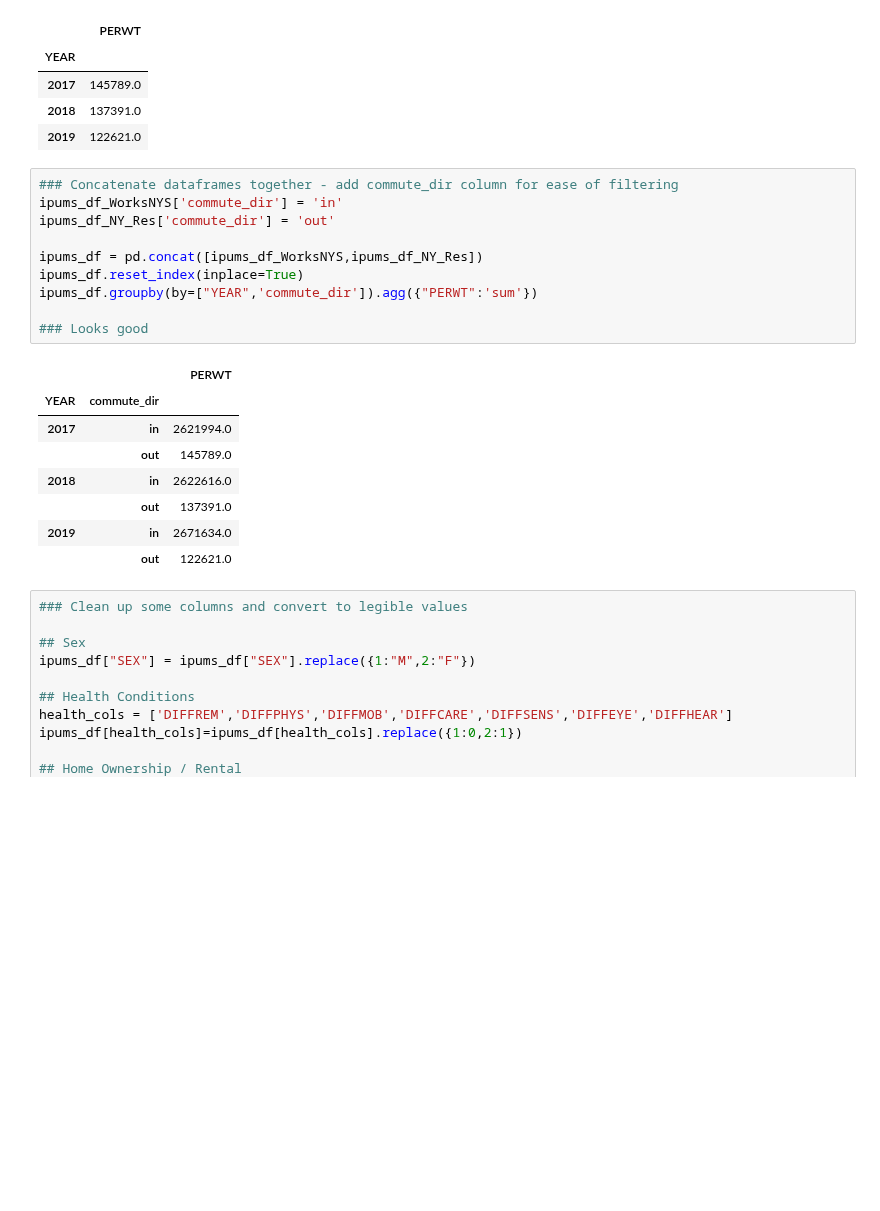
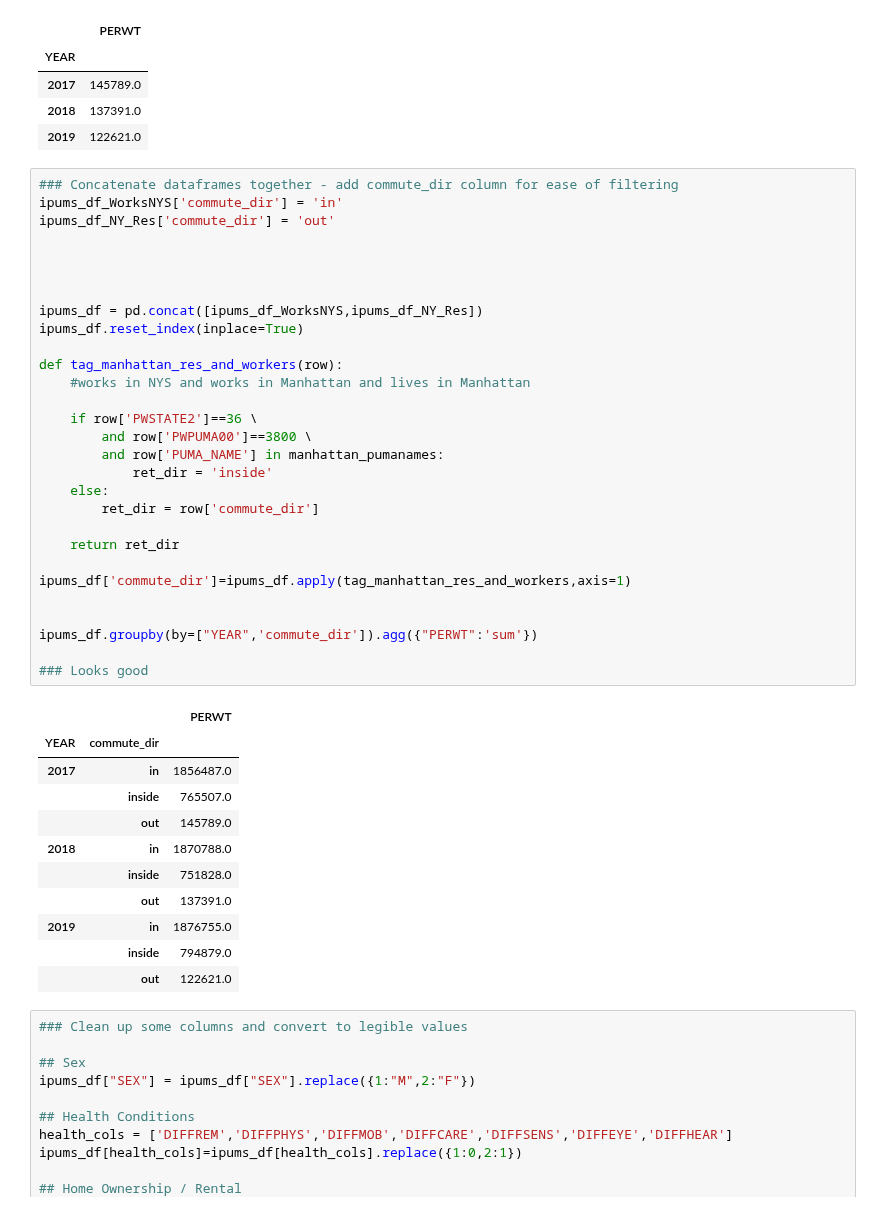
Before and after one commit to BNewborn/mobility-electrification, a Jupyter notebook: 03_CommuterModel/ipums_data/01_IPUMS_DataCleaning_Disaggregated.ipynb, the cells around one changed output. Saved outputs shown, nothing was run; the diff lists cells and outputs as text; blank space fills up the shorter version.

Commit message:
breaking out transmode more, adding commute direction 'inside' as possibility

```diff
--- a/03_CommuterModel/ipums_data/01_IPUMS_DataCleaning_Disaggregated.ipynb
+++ b/03_CommuterModel/ipums_data/01_IPUMS_DataCleaning_Disaggregated.ipynb
@@ -95,21 +95,43 @@ ipums_df_NY_Res.groupby(by=["YEAR"]).agg({"PERWT":'sum'})
 # %%
 ### Concatenate dataframes together - add commute_dir column for ease of filtering
 ipums_df_WorksNYS['commute_dir'] = 'in'
 ipums_df_NY_Res['commute_dir'] = 'out'
 
+
+
+
 ipums_df = pd.concat([ipums_df_WorksNYS,ipums_df_NY_Res])
 ipums_df.reset_index(inplace=True)
+
+def tag_manhattan_res_and_workers(row):
+    #works in NYS and works in Manhattan and lives in Manhattan
+
+    if row['PWSTATE2']==36 \
+        and row['PWPUMA00']==3800 \
+        and row['PUMA_NAME'] in manhattan_pumanames:
+            ret_dir = 'inside'
+    else:
+        ret_dir = row['commute_dir']
+
+    return ret_dir
+
+ipums_df['commute_dir']=ipums_df.apply(tag_manhattan_res_and_workers,axis=1)
+
+
 ipums_df.groupby(by=["YEAR",'commute_dir']).agg({"PERWT":'sum'})
 
 ### Looks good
 # %% [output]
 |  |  | PERWT |
 | YEAR | commute_dir |  |
-| 2017 | in | 2621994.0 |
+| 2017 | in | 1856487.0 |
+|  | inside | 765507.0 |
 |  | out | 145789.0 |
-| 2018 | in | 2622616.0 |
+| 2018 | in | 1870788.0 |
+|  | inside | 751828.0 |
 |  | out | 137391.0 |
-| 2019 | in | 2671634.0 |
+| 2019 | in | 1876755.0 |
+|  | inside | 794879.0 |
 |  | out | 122621.0 |
 # %%
 ### Clean up some columns and convert to legible values
```
Also changed, not shown: parts of 6 cells of this notebook, 3 other files.
